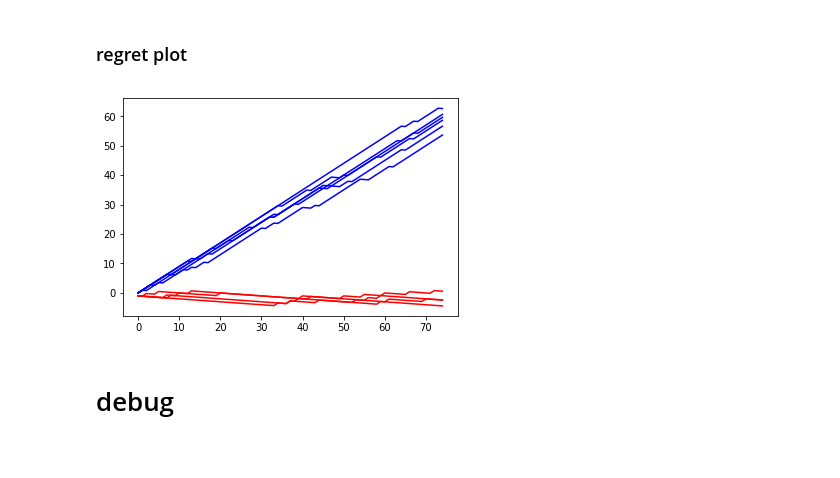
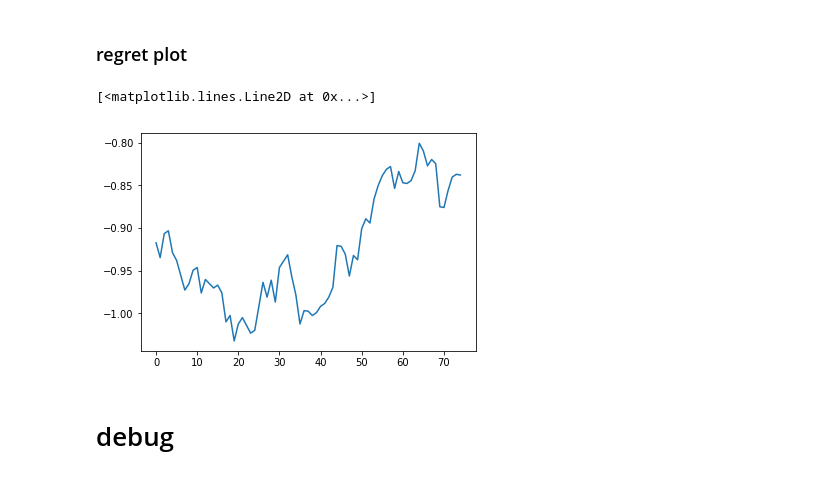
Before and after one commit to andrebeu/mrl, a Jupyter notebook: mrl.ipynb, the cells around one changed output. Drawn from its saved outputs; the diff is of its cells as text; code cells hidden in the pictures.

```diff
--- a/mrl.ipynb
+++ b/mrl.ipynb
@@ -51,15 +54,22 @@ plt.fill_between(range(len(M)),M-S,M+S,alpha=.3)
 ### regret plot
 # %%
 # is the agent just exploting one arm which is slightly more likely under the current random seed?
-
-for i in range(10):
+R=[]
+for i in range(500):
   eval_reward = agent.eval(1)
   bandit = np.round(agent.env.banditpr[0],1)
-  if bandit==0.1:c='r'
-  elif bandit==0.9:c='b'
+  if bandit==0.1:
+    c='r'
+  elif bandit==0.9:
+    c='b'
+    continue
   regret=.9*np.arange(75)-np.cumsum(eval_reward)
-  plt.plot(regret,color=c)
+  R.append(regret)
+#   plt.plot(regret,color=c)
+
+plt.plot(np.mean(R,0))
 # %% [output]
+[<matplotlib.lines.Line2D at 0x...>]
-[figure, old version]
+[figure, new version]
 # %% [markdown]
 # debug
```
Also changed, not shown: parts of 7 cells of this notebook, 1 other file.
